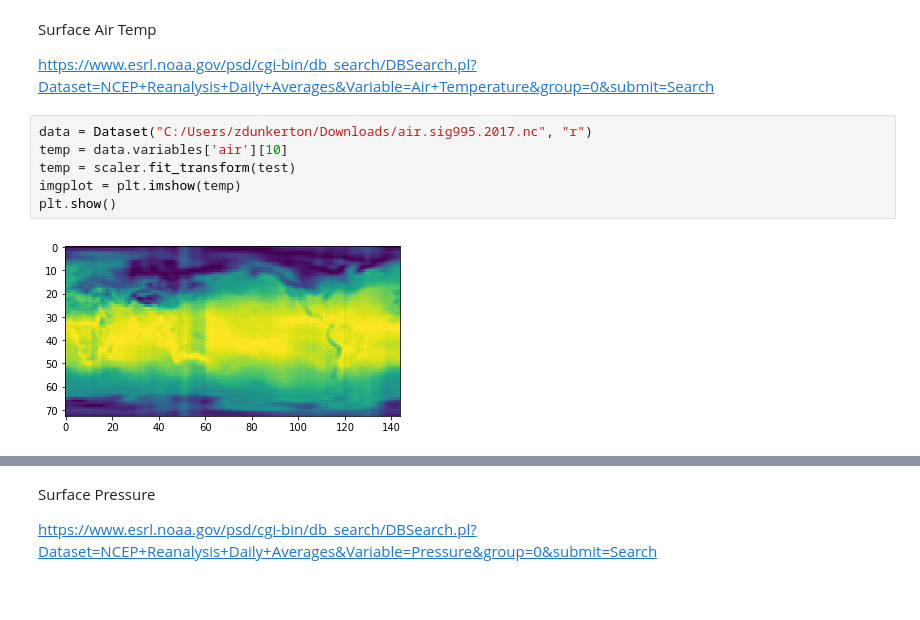
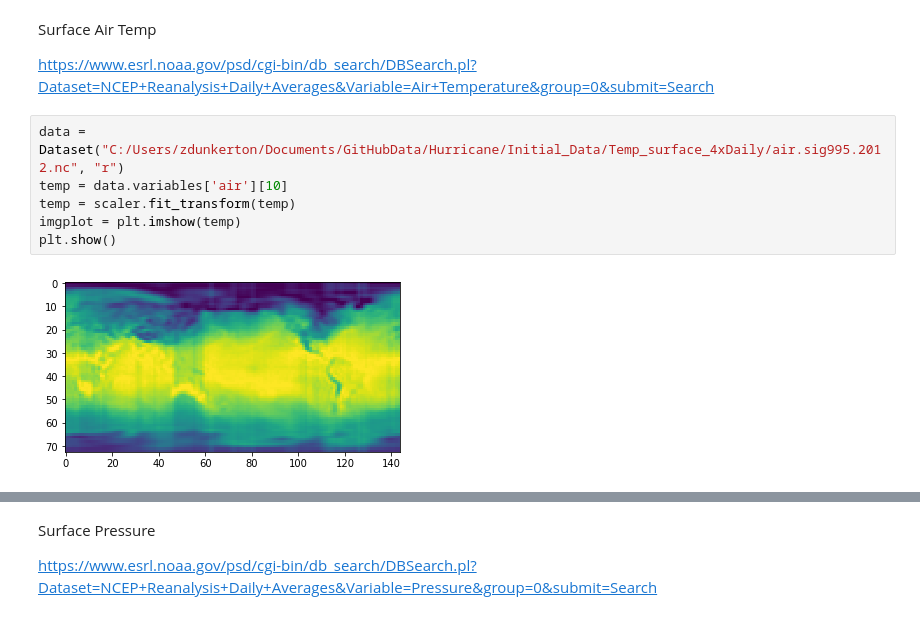
Before and after one commit to zachdunkerton/DeepNets_with_TF, a Jupyter notebook: RNN/Untitled.ipynb, the cells around one changed output, grey strips where cells are left out. Drawn from its saved outputs; the diff is of its cells as text.

Commit message:
Hurricane Predictions

```diff
--- a/RNN/Untitled.ipynb
+++ b/RNN/Untitled.ipynb
@@ -15,10 +15,10 @@ Surface Air Temp
 
 https://www.esrl.noaa.gov/psd/cgi-bin/db_search/DBSearch.pl?Dataset=NCEP+Reanalysis+Daily+Averages&Variable=Air+Temperature&group=0&submit=Search
 # %%
-data = Dataset("C:/Users/zdunkerton/Downloads/air.sig995.2017.nc", "r")
+data = Dataset("C:/Users/zdunkerton/Documents/GitHubData/Hurricane/Initial_Data/Temp_surface_4xDaily/air.sig995.2012.nc", "r")
 temp = data.variables['air'][10]
-temp = scaler.fit_transform(test)
+temp = scaler.fit_transform(temp)
 imgplot = plt.imshow(temp)
 plt.show()
 # %% [output]
-[figure, old version]
+[figure, new version]
```
Also changed, not shown: parts of 14 cells of this notebook, 3 other files.
